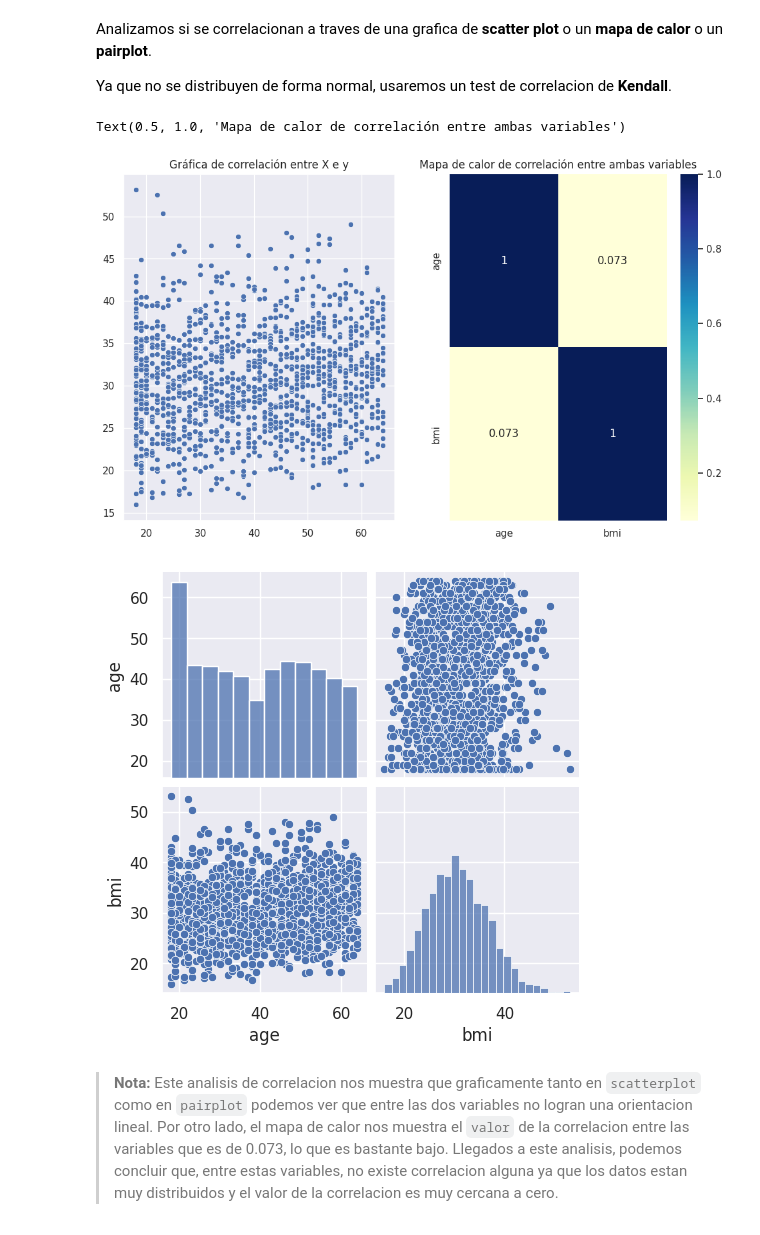
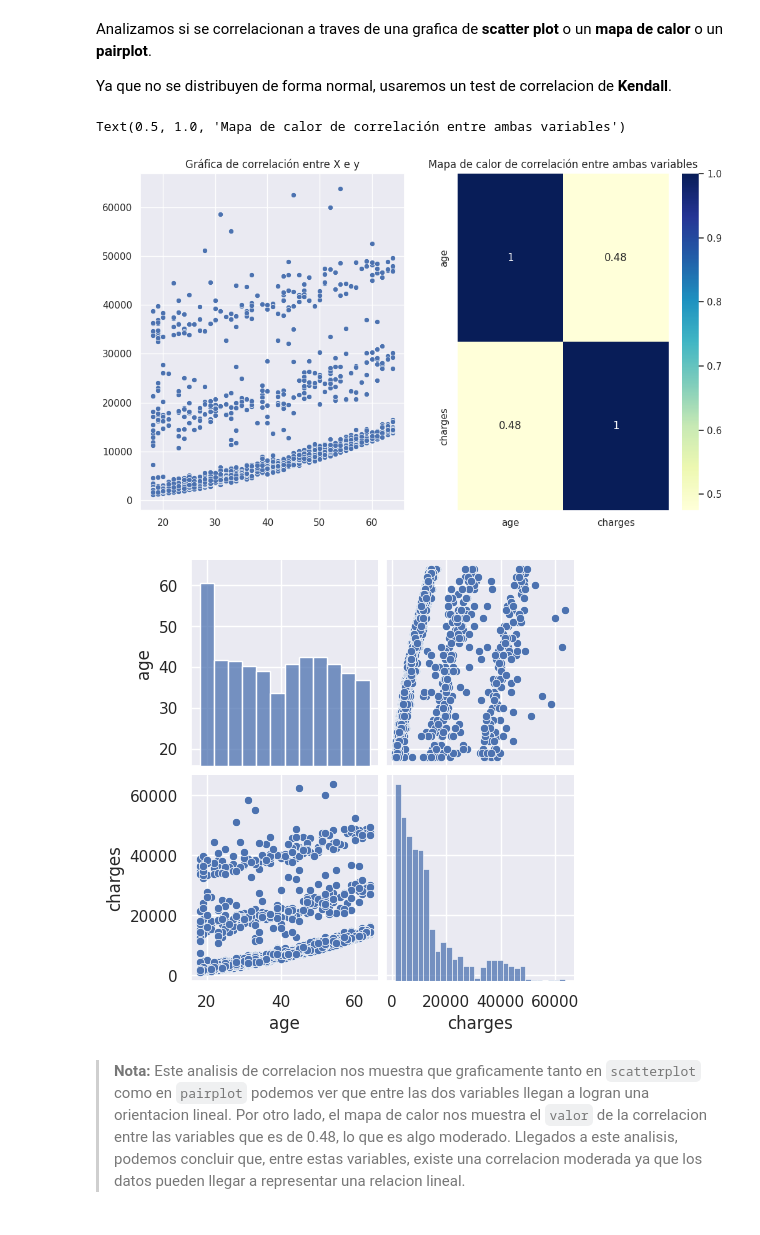
Before and after one commit to juampi20/artificial-intelligence-2022, a Jupyter notebook: tp2_juanpablogarcia_2022.ipynb, the cells around one changed output. Cells and saved outputs as stored; diff of their text form; code cells hidden in the pictures.

```diff
--- a/tp2_juanpablogarcia_2022.ipynb
+++ b/tp2_juanpablogarcia_2022.ipynb
@@ -101,15 +101,15 @@ plt.subplot(1,2,1)
 sns.scatterplot(x=x, y=y)
 plt.title("Gráfica de correlación entre X e y")
 plt.subplot(1,2,2)
-sns.heatmap(data[["age","bmi"]].corr(method='kendall'), cmap='YlGnBu', annot=True)
+sns.heatmap(data[["age","charges"]].corr(method='kendall'), cmap='YlGnBu', annot=True)
 plt.title("Mapa de calor de correlación entre ambas variables")
 # %% [output]
 Text(0.5, 1.0, 'Mapa de calor de correlación entre ambas variables')
-[figure, old version]
+[figure, new version]
 # %%
 # Luego hacemos un pairplot
-sns.pairplot(data[["age","bmi"]]);
+sns.pairplot(data[["age","charges"]]);
 # %% [output]
-[figure, old version]
+[figure, new version]
 # %% [markdown]
-> **Nota:** Este analisis de correlacion nos muestra que graficamente tanto en `scatterplot` como en `pairplot` podemos ver que entre las dos variables no logran una orientacion lineal. Por otro lado, el mapa de calor nos muestra el `valor` de la correlacion entre las variables que es de 0.073, lo que es bastante bajo. Llegados a este analisis, podemos concluir que, entre estas variables, no existe correlacion alguna ya que los datos estan muy distribuidos y el valor de la correlacion es muy cercana a cero.
+> **Nota:** Este analisis de correlacion nos muestra que graficamente tanto en `scatterplot` como en `pairplot` podemos ver que entre las dos variables llegan a logran una orientacion lineal. Por otro lado, el mapa de calor nos muestra el `valor` de la correlacion entre las variables que es de 0.48, lo que es algo moderado. Llegados a este analisis, podemos concluir que, entre estas variables, existe una correlacion moderada ya que los datos pueden llegar a representar una relacion lineal.
```
Also changed, not shown: parts of 71 cells of this notebook.
